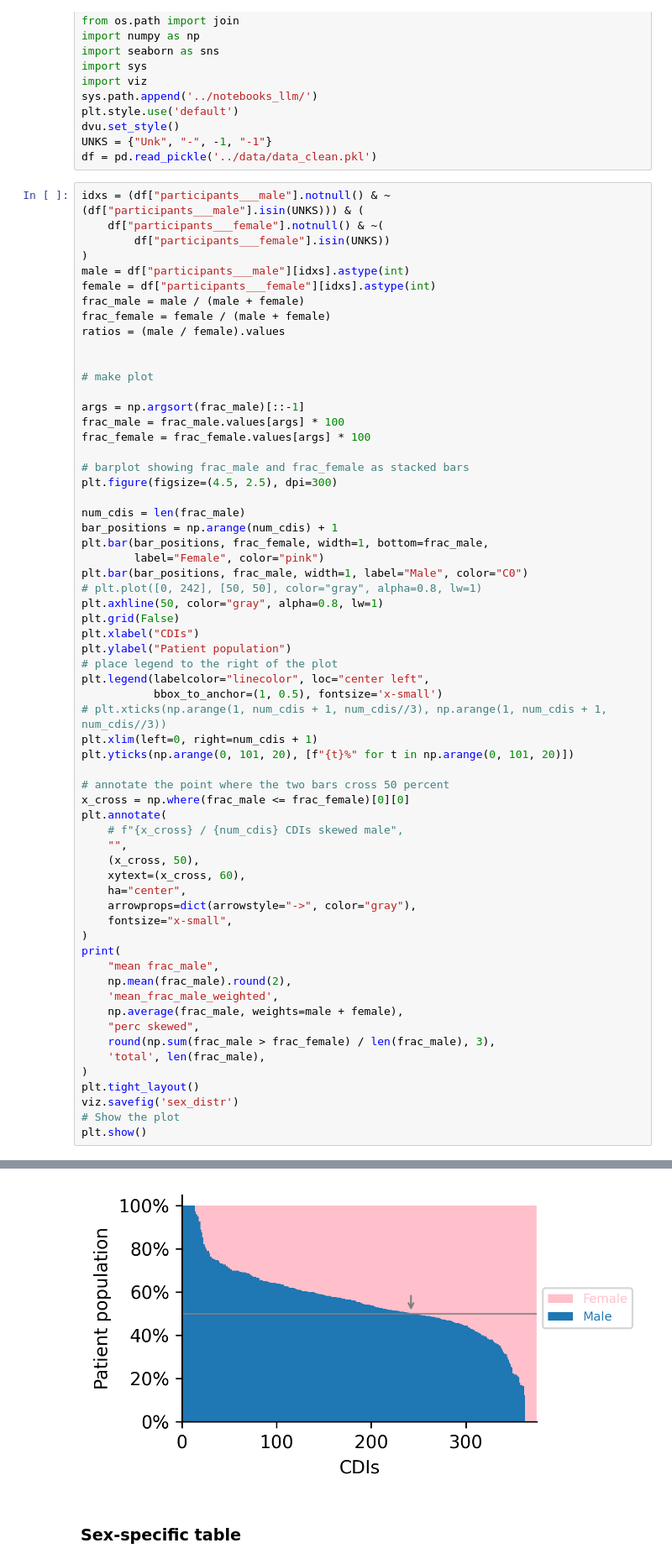
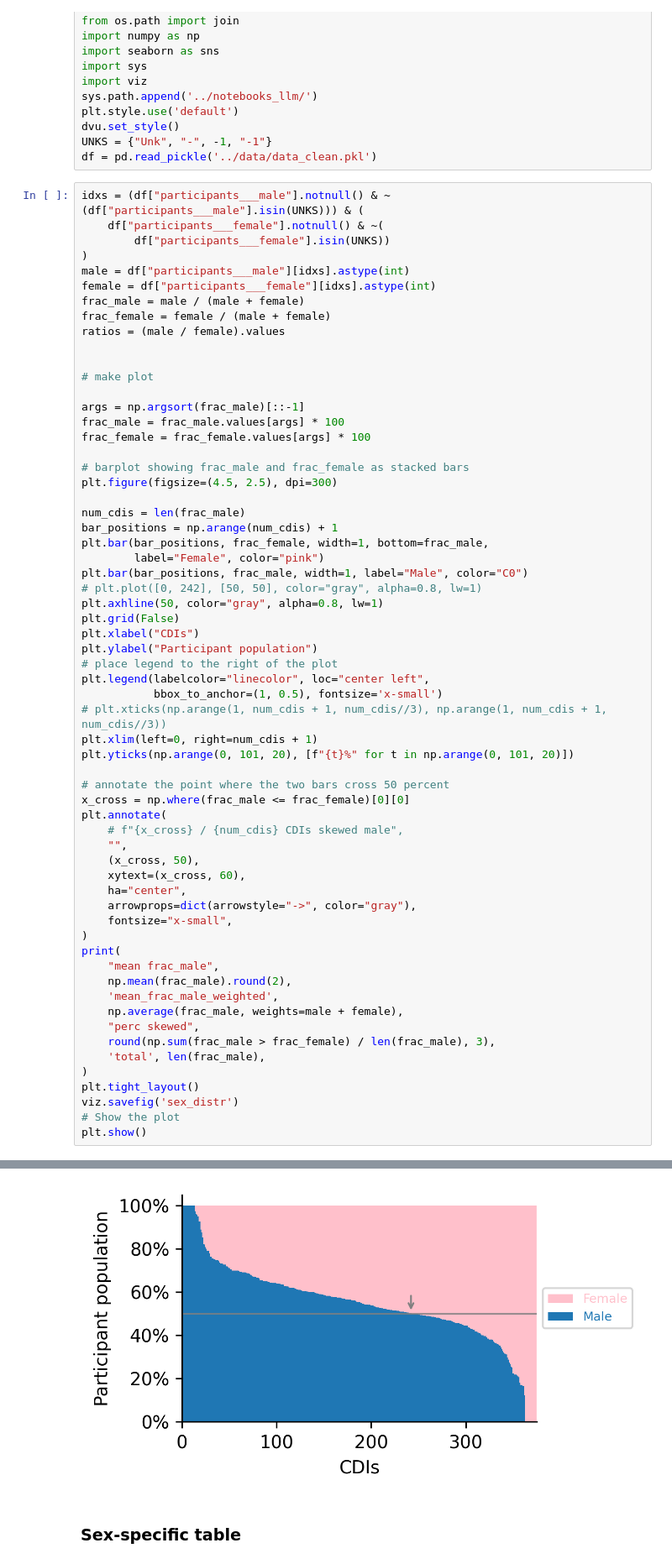
Before and after one commit to csinva/clinical-rule-analysis, a Jupyter notebook: notebooks_data_prep/06_sex_plots.ipynb, the cells around one changed output, grey strips where cells are left out. Shown at 84% size. Cells and saved outputs as stored; diff of their text form.

```diff
--- a/notebooks_data_prep/06_sex_plots.ipynb
+++ b/notebooks_data_prep/06_sex_plots.ipynb
@@ -47,41 +47,41 @@ plt.bar(bar_positions, frac_male, width=1, label="Male", color="C0")
 plt.axhline(50, color="gray", alpha=0.8, lw=1)
 plt.grid(False)
 plt.xlabel("CDIs")
-plt.ylabel("Patient population")
+plt.ylabel("Participant population")
 # place legend to the right of the plot
 plt.legend(labelcolor="linecolor", loc="center left",
            bbox_to_anchor=(1, 0.5), fontsize='x-small')
 # plt.xticks(np.arange(1, num_cdis + 1, num_cdis//3), np.arange(1, num_cdis + 1, num_cdis//3))
 plt.xlim(left=0, right=num_cdis + 1)
 plt.yticks(np.arange(0, 101, 20), [f"{t}%" for t in np.arange(0, 101, 20)])
 
 # annotate the point where the two bars cross 50 percent
 x_cross = np.where(frac_male <= frac_female)[0][0]
 plt.annotate(
     # f"{x_cross} / {num_cdis} CDIs skewed male",
     "",
     (x_cross, 50),
     xytext=(x_cross, 60),
     ha="center",
     arrowprops=dict(arrowstyle="->", color="gray"),
     fontsize="x-small",
 )
 print(
     "mean frac_male",
     np.mean(frac_male).round(2),
     'mean_frac_male_weighted',
     np.average(frac_male, weights=male + female),
     "perc skewed",
     round(np.sum(frac_male > frac_female) / len(frac_male), 3),
     'total', len(frac_male),
 )
 plt.tight_layout()
 viz.savefig('sex_distr')
 # Show the plot
 plt.show()
 # %% [output]
 mean frac_male 54.81 mean_frac_male_weighted 53.63364803882114 perc skewed 0.647 total 374
-[figure, old version]
+[figure, new version]
 # %% [markdown]
 ### Sex-specific table
 # %%
```
Also changed, not shown: parts of 2 cells of this notebook, 1 other file.
